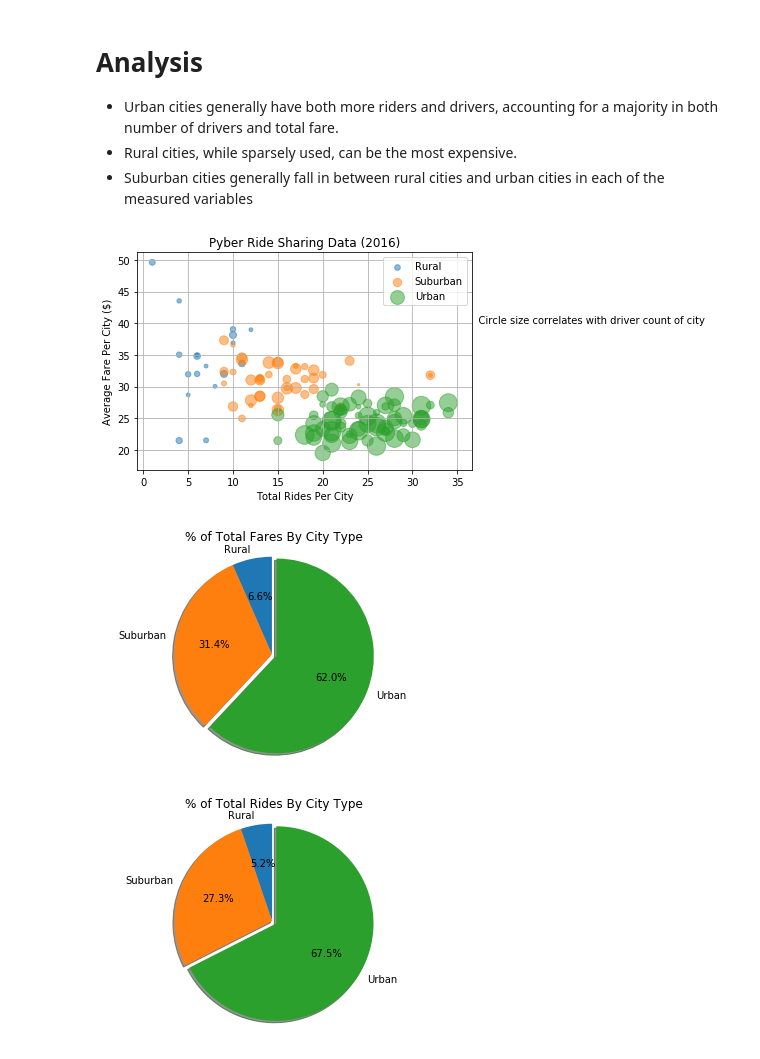
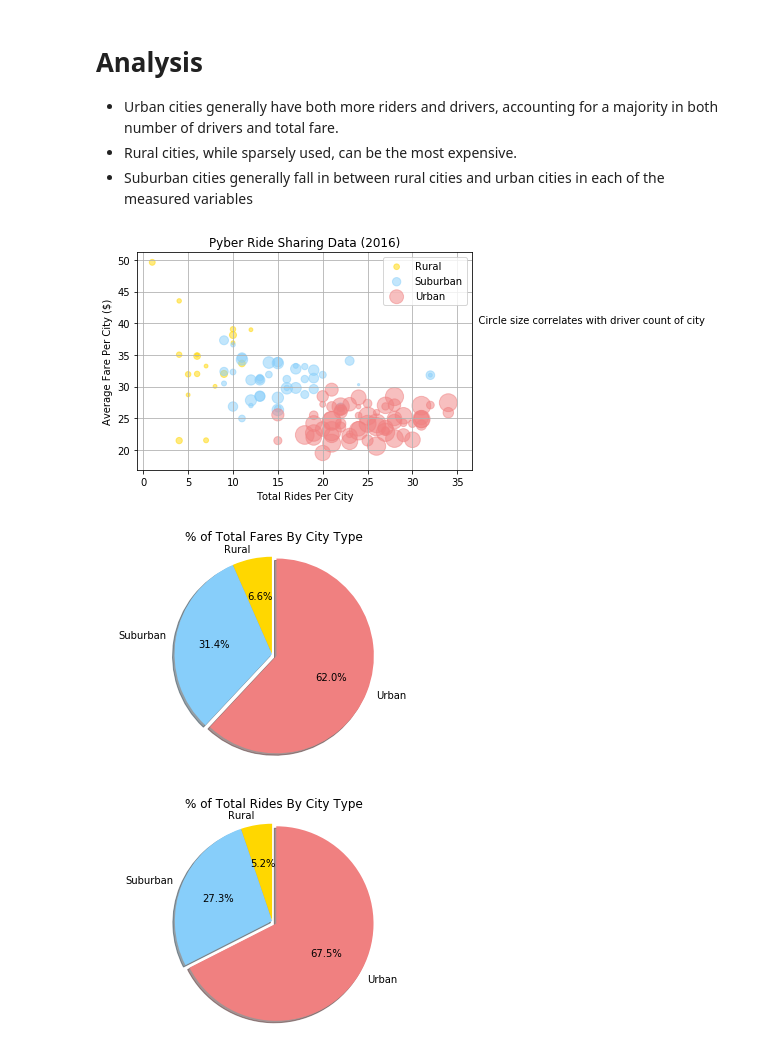
Before and after one commit to mu13j/Pyber, a Jupyter notebook: Pyber/Pyber.ipynb, the cells around one changed output. Saved outputs shown, nothing was run; the diff lists cells and outputs as text; code cells hidden in the pictures.

```diff
--- a/Pyber/Pyber.ipynb
+++ b/Pyber/Pyber.ipynb
@@ -28,12 +28,21 @@ del c['fare']
 e=pd.merge(d,c,on='city',how="outer")
 e=e.rename(columns={'date':'Total Number of Rides','driver_count':'Total Number of Drivers'})
 e['Average Fare']=e['Total Fare']/e['Total Number of Rides']
+colors=[]
+for i in e['type']:
+    if i=='Urban':
+        colors.append('lightcoral')
+    elif i=='Suburban':
+        colors.append('lightskyblue')
+    else:
+        colors.append('gold')
+e['color']=colors
 groups=e.groupby('type')
 # %%
 #Bubble Chart
 labels=[]
 for name, group in groups:
-    plt.scatter(group['Total Number of Rides'],group['Average Fare'],s=5*group['Total Number of Drivers'],alpha=0.5)
+    plt.scatter(group['Total Number of Rides'],group['Average Fare'],s=5*group['Total Number of Drivers'],alpha=0.5,color=group['color'])
     labels.append(name)
 plt.xlabel('Total Rides Per City')
 plt.ylabel('Average Fare Per City ($)')
@@ -43,26 +52,26 @@ plt.legend(labels)
 plt.annotate('    Circle size correlates with driver count of city',xy=(36,40))
 plt.show()
 # %% [output]
-[figure, old version]
+[figure, new version]
 # %%
 #Pie Chart for % Total Fares By City Types
 plt.title("% of Total Fares By City Type")
 explode = (0, 0, 0.05)
 f=groups.sum()
-plt.pie(f['Total Fare'],labels=labels,explode=explode, autopct="%1.1f%%",shadow=True,startangle=90)
+plt.pie(f['Total Fare'],labels=labels,explode=explode, autopct="%1.1f%%",shadow=True,startangle=90, colors=['gold','lightskyblue','lightcoral'])
 plt.axis("equal")
 plt.show()
 # %% [output]
-[figure, old version]
+[figure, new version]
 # %%
 #Pie Chart for Total Rides By City Types
 plt.title("% of Total Rides By City Type")
 explode = (0, 0, 0.05)
-plt.pie(f['Total Number of Rides'],labels=labels,explode=explode, autopct="%1.1f%%",shadow=True,startangle=90)
+plt.pie(f['Total Number of Rides'],labels=labels,explode=explode, autopct="%1.1f%%",shadow=True,startangle=90, colors=['gold','lightskyblue','lightcoral'])
 plt.axis("equal")
 plt.show()
 # %% [output]
-[figure, old version]
+[figure, new version]
 # %%
 #Pie Chart for Total Drivers By City Types
 plt.title("% of Total Drivers By City Type")
```
Also changed, not shown: parts of 1 cell of this notebook, 5 other files.
